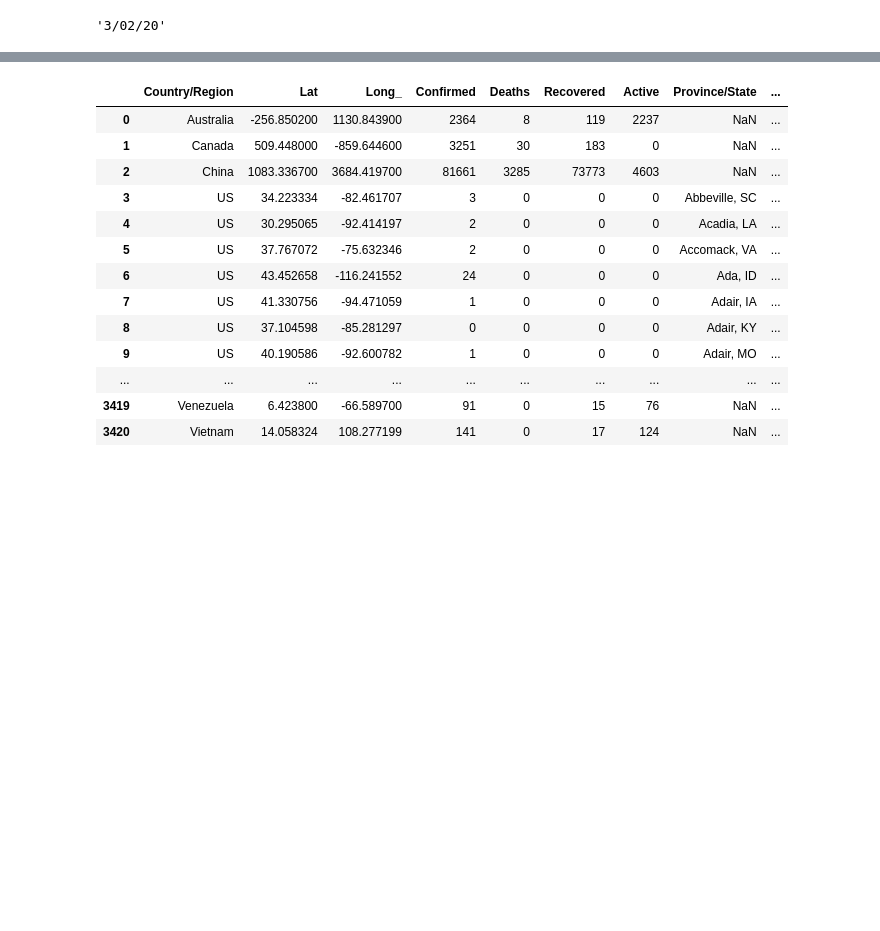
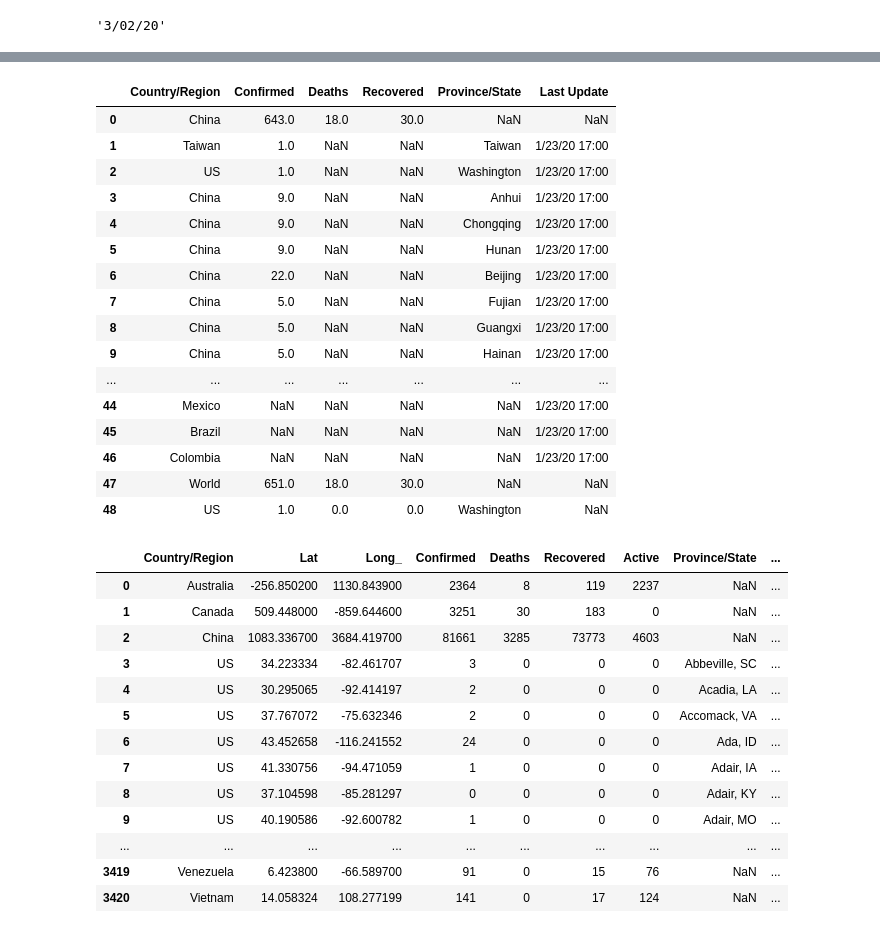
Before and after one commit to rmr1012/seeCOVID19, a Jupyter notebook: JHU Processor.ipynb, the cells around one changed output, grey strips where cells are left out. Drawn from its saved outputs; the diff is of its cells as text; code cells hidden in the pictures; blank space fills up the shorter version.

Commit message:
fixed old data translator

```diff
--- a/JHU Processor.ipynb
+++ b/JHU Processor.ipynb
@@ -613,52 +594,51 @@ tstr
 # %% [output]
 '3/02/20'
 # %%
-url="https://raw.githubusercontent.com/CSSEGISandData/COVID-19/master/csse_covid_19_data/csse_covid_19_daily_reports/03-25-2020.csv"
+url="https://raw.githubusercontent.com/CSSEGISandData/COVID-19/master/csse_covid_19_data/csse_covid_19_daily_reports/01-23-2020.csv"
 print(url)
 response=requests.get(url)
-if response.status_code == 200:
-    print("Ya")
-    JHUDailyst = StringIO(response.text)
+print(response.status_code)
+JHUDailyst = StringIO(response.text)
 
-    JHUDailyDf = pd.read_csv(JHUDailyst, sep=",")
-    try:
-        JHUDailyDf=JHUDailyDf.rename(columns={"Province_State":"Province/State","Country_Region":"Country/Region","Last_Update":"Last Update"})
-    except:
-        print("no need to translate")
+JHUDailyDf = pd.read_csv(JHUDailyst, sep=",")
+try:
+    JHUDailyDf=JHUDailyDf.rename(columns={"Province_State":"Province/State","Country_Region":"Country/Region","Last_Update":"Last Update"})
+except:
+    print("no need to translate")
 
-    tstr=JHUDailyDf["Last Update"][0]
-    print(tstr)
-    tstr=dateutil.parser.parse(tstr).strftime("%-m/%d/%y")
+tstr=JHUDailyDf["Last Update"][0]
+print(tstr)
+tstr=dateutil.parser.parse(tstr).strftime("%-m/%d/%y")
 
-    JHUDailyStateDf=JHUDailyDf[JHUDailyDf["Country/Region"].isin(["US"])].groupby(["Province/State"]).sum().reset_index()
-    JHUDailyStateDf=JHUDailyStateDf.rename(columns={"Province_State":"Province/State"})
-    JHUDailyStateDf["Country/Region"]="US"
+JHUDailyDf=JHUDailyDf.replace({"Country/Region":{"Mainland China":"China","Hong Kong":"China","Macau":"China"}})
 
+JHUDailyStateDf=JHUDailyDf[JHUDailyDf["Country/Region"].isin(["US"])].groupby(["Province/State"]).sum().reset_index()
+JHUDailyStateDf["Country/Region"]="US"
+JHUDailyStateDf
 
-    if 'Admin2' in JHUDailyDf:
-        print("found conutys")
-        JHUDailyDfUS=JHUDailyDf[JHUDailyDf["Country/Region"]=="US"]
-        JHUDailyDfUS=JHUDailyDfUS.replace({"Province/State":us_state_abbrev})
-        JHUDailyDfUS["Province/State"]=JHUDailyDfUS["Admin2"]+", "+JHUDailyDfUS["Province/State"]
+if 'Admin2' in JHUDailyDf:
+    JHUDailyDfUS=JHUDailyDf[JHUDailyDf["Country/Region"]=="US"]
+    JHUDailyDfUS=JHUDailyDfUS.replace({"Province/State":us_state_abbrev})
+    JHUDailyDfUS["Province/State"]=(JHUDailyDfUS["Admin2"]+", "+JHUDailyDfUS["Province/State"]).fillna("N/A")
 
-        JHUDailyDfNotUS=JHUDailyDf[JHUDailyDf["Country/Region"]!="US"]
+    JHUDailyDfNotUS=JHUDailyDf[JHUDailyDf["Country/Region"]!="US"]
 
-        JHUDailyDfTran=pd.concat([JHUDailyDfUS,JHUDailyDfNotUS])
+    JHUDailyDfTran=pd.concat([JHUDailyDfUS,JHUDailyDfNotUS])
+    JHUDailyDfTran=JHUDailyDfTran.drop(columns=["Admin2","Last Update","FIPS"])
+else:
+    JHUDailyDfTran=JHUDailyDf
 
+forgottenCountries=set(JHUDailyDfTran["Country/Region"])-set(JHUDailyDfTran[JHUDailyDfTran['Province/State'].isnull()]["Country/Region"])
 
-        JHUDailyDfTran=JHUDailyDfTran.drop(columns=["Admin2","Last Update","FIPS"])
-    else:
-        print("no conutys")
-        JHUDailyDfTran=JHUDailyDf
+forgottenDF=JHUDailyDfTran.groupby(["Country/Region"]).sum(min_count=1)
+forgottenDF=forgottenDF[forgottenDF.index.isin(forgottenCountries)].reset_index()
 
-    forgottenCountries=set(JHUDailyDfTran["Country/Region"])-set(JHUDailyDfTran[JHUDailyDfTran['Province/State'].isnull()]["Country/Region"])
+fixMergeDF=pd.merge(forgottenDF,JHUDailyDfTran,how='outer')
+fixMergeWorld=fixMergeDF[fixMergeDF["Province/State"].isnull()].sum()
+fixMergeWorld["Province/State"]=np.NaN
+fixMergeWorld["Country/Region"]="World"
+fixMergeDF=fixMergeDF.append(fixMergeWorld,ignore_index=True)
 
-    forgottenDF=JHUDailyDfTran.groupby(["Country/Region"]).sum(min_count=1)
-    forgottenDF=forgottenDF[forgottenDF.index.isin(forgottenCountries)].reset_index()
-
-    fixMergeDF=pd.merge(forgottenDF,JHUDailyDfTran,how='outer')
-    fixMergeWorld=fixMergeDF[fixMergeDF["Province/State"].isnull()].sum()
-    fixMergeWorld["Province/State"]=np.NaN
-    fixMergeWorld["Country/Region"]="World"
-    fixMergeDF=fixMergeDF.append(fixMergeWorld,ignore_index=True)
+fixMergeStateDF=pd.merge(fixMergeDF,JHUDailyStateDf,how='outer')
+fixMergeStateDF
 # %% [output]
@@ -669,3 +648,20 @@ found conutys
+|  | Country/Region | Confirmed | Deaths | Recovered | Province/State | Last Update |
+| 0 | China | 643.0 | 18.0 | 30.0 | NaN | NaN |
+| 1 | Taiwan | 1.0 | NaN | NaN | Taiwan | 1/23/20 17:00 |
+| 2 | US | 1.0 | NaN | NaN | Washington | 1/23/20 17:00 |
+| 3 | China | 9.0 | NaN | NaN | Anhui | 1/23/20 17:00 |
+| 4 | China | 9.0 | NaN | NaN | Chongqing | 1/23/20 17:00 |
+| 5 | China | 9.0 | NaN | NaN | Hunan | 1/23/20 17:00 |
+| 6 | China | 22.0 | NaN | NaN | Beijing | 1/23/20 17:00 |
+| 7 | China | 5.0 | NaN | NaN | Fujian | 1/23/20 17:00 |
+| 8 | China | 5.0 | NaN | NaN | Guangxi | 1/23/20 17:00 |
+| 9 | China | 5.0 | NaN | NaN | Hainan | 1/23/20 17:00 |
+| ... | ... | ... | ... | ... | ... | ... |
+| 44 | Mexico | NaN | NaN | NaN | NaN | 1/23/20 17:00 |
+| 45 | Brazil | NaN | NaN | NaN | NaN | 1/23/20 17:00 |
+| 46 | Colombia | NaN | NaN | NaN | NaN | 1/23/20 17:00 |
+| 47 | World | 651.0 | 18.0 | 30.0 | NaN | NaN |
+| 48 | US | 1.0 | 0.0 | 0.0 | Washington | NaN |
 # %%
 
 fixMergeWorld=fixMergeDF[fixMergeDF["Province/State"].isnull()].sum()
```
Also changed, not shown: parts of 2 cells of this notebook, 2 other files.
